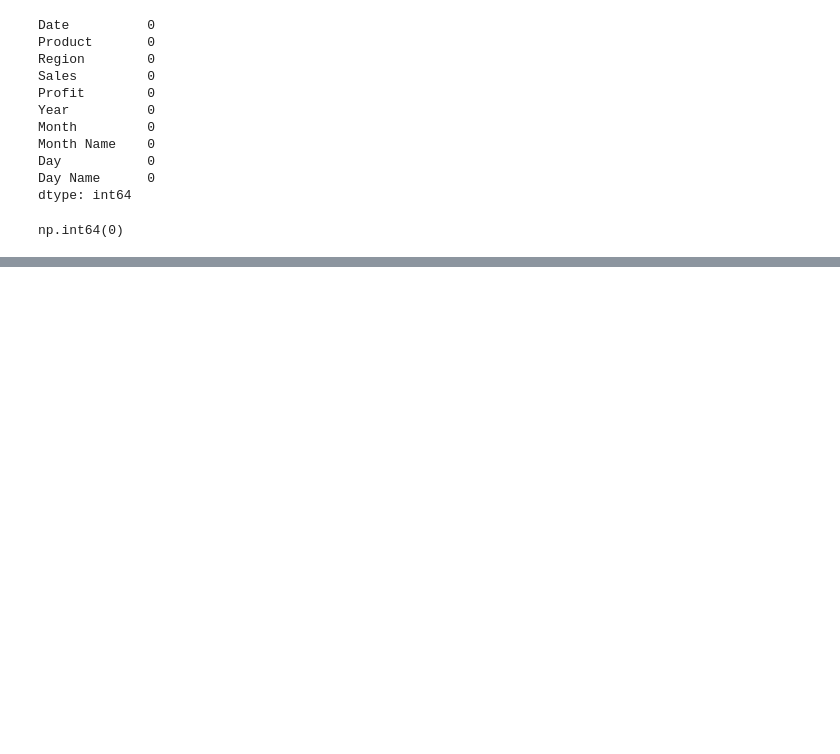
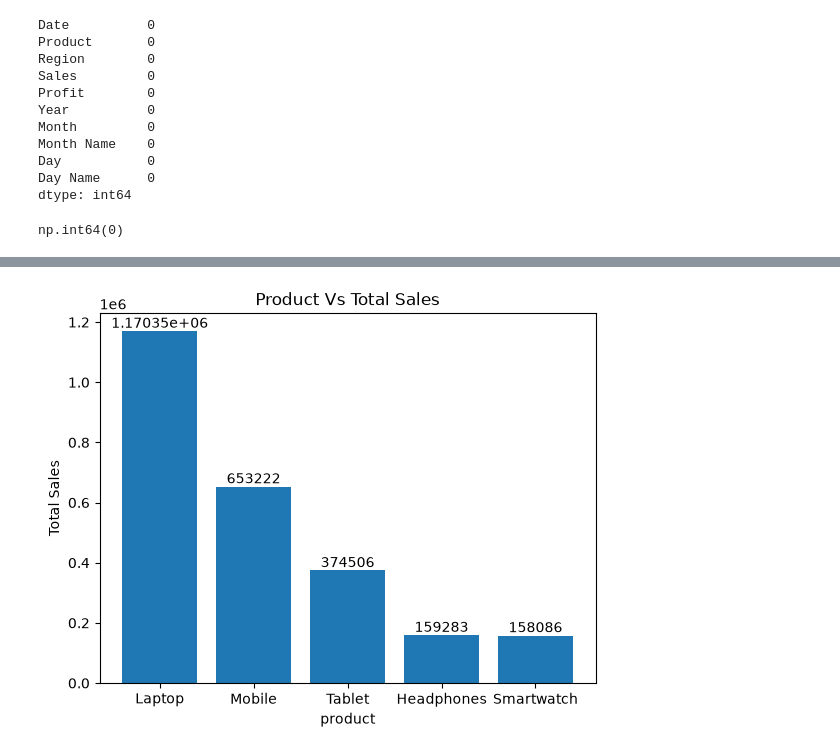
Before and after one commit to yashasvidalvi/Data-Analytics-604-batch-ws, a Jupyter notebook: Libraries/revision_all_libraries/Retail_Sales_Performance_Analysis.ipynb, the cells around one changed output, grey strips where cells are left out. Cells and saved outputs as stored; diff of their text form; code cells hidden in the pictures; blank space fills up the shorter version.

```diff
--- a/Libraries/revision_all_libraries/Retail_Sales_Performance_Analysis.ipynb
+++ b/Libraries/revision_all_libraries/Retail_Sales_Performance_Analysis.ipynb
@@ -212,0 +438,4 @@ df[df["Profit"]<=0]
+# %%
+df["Profit_Margin"] = (df["Profit"] /df["Sales"]) * 100
+df["Profit_Margin"] = df["Profit_Margin"].round(2)
+df
@@ -212,0 +579,10 @@ df[df["Profit"]<=0]
+# %%
+product_sales = (df.groupby("Product")["Sales"].sum().sort_values(ascending=False))
+bars = plt.bar(product_sales.index,product_sales.values)
+plt.title("Product Vs Total Sales")
+plt.xlabel("product")
+plt.ylabel("Total Sales")
+plt.bar_label(bars)
+plt.show()
+# %% [output]
+[figure, added]
```
Also changed, not shown: parts of 56 cells of this notebook, 5 other files.
